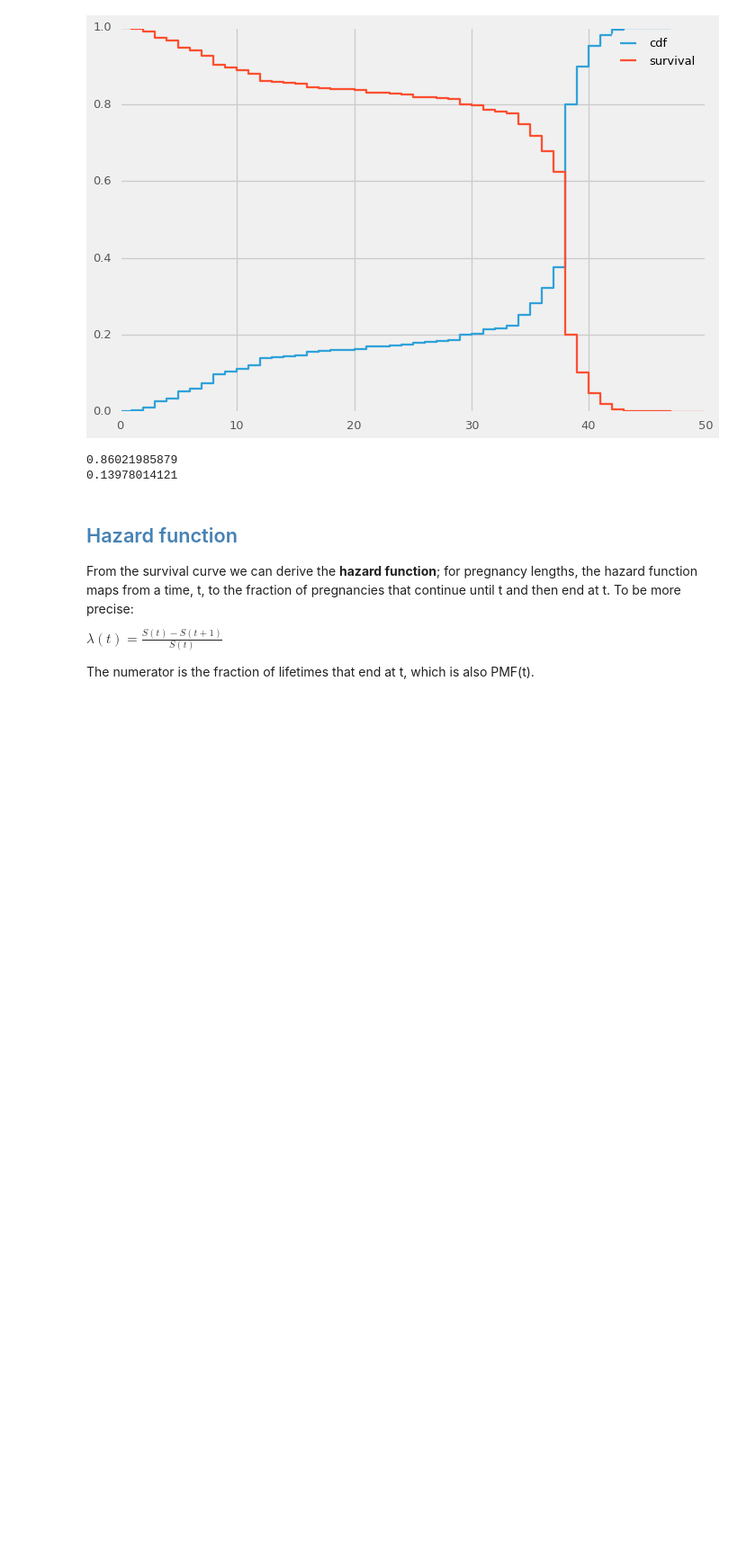
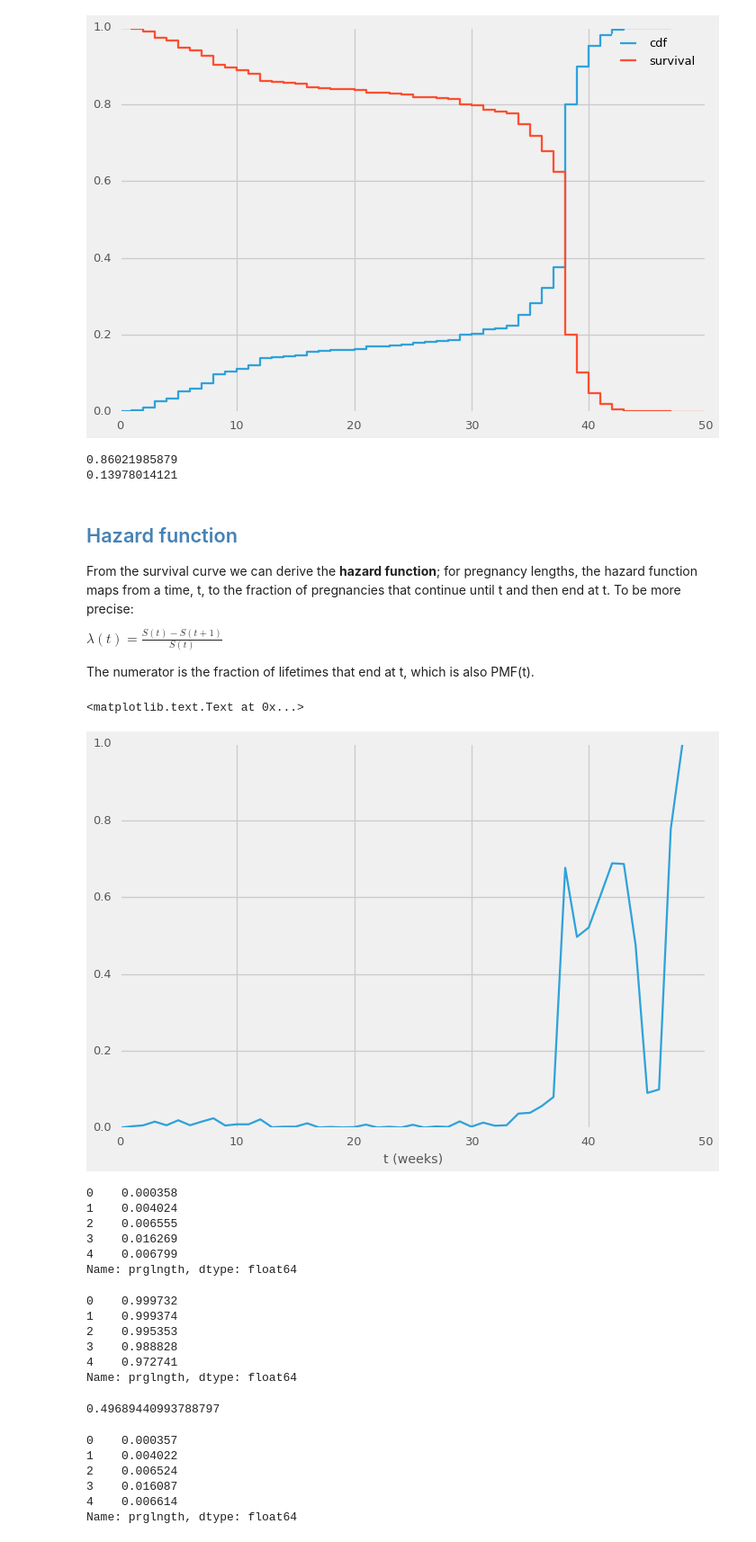
Before and after one commit to doolingdavid/ThinkStats2, a Jupyter notebook: code/thoroughnotes.ipynb, the cells around one changed output. Shown at 90% size. Drawn from its saved outputs; the diff is of its cells as text; code cells hidden in the pictures; blank space fills up the shorter version.

```diff
--- a/code/thoroughnotes.ipynb
+++ b/code/thoroughnotes.ipynb
@@ -701,3 +701,41 @@ $
 $
 
 The numerator is the fraction of lifetimes that end at t, which is also PMF(t).
+# %%
+hazard = surv.diff(-1)/surv
+hazard.plot();
+plt.xlabel('t (weeks)')
+# %% [output]
+<matplotlib.text.Text at 0x...>
+[figure, added]
+# %%
+hazard.head()
+# %% [output]
+0    0.000358
+1    0.004024
+2    0.006555
+3    0.016269
+4    0.006799
+Name: prglngth, dtype: float64
+# %%
+surv.head()
+# %% [output]
+0    0.999732
+1    0.999374
+2    0.995353
+3    0.988828
+4    0.972741
+Name: prglngth, dtype: float64
+# %%
+hazard[39]
+# %% [output]
+0.49689440993788797
+# %%
+yo.head()
+# %% [output]
+0    0.000357
+1    0.004022
+2    0.006524
+3    0.016087
+4    0.006614
+Name: prglngth, dtype: float64
```
